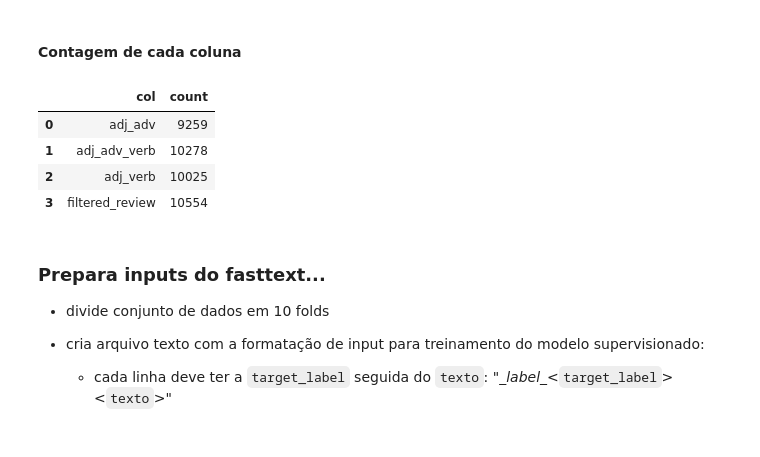
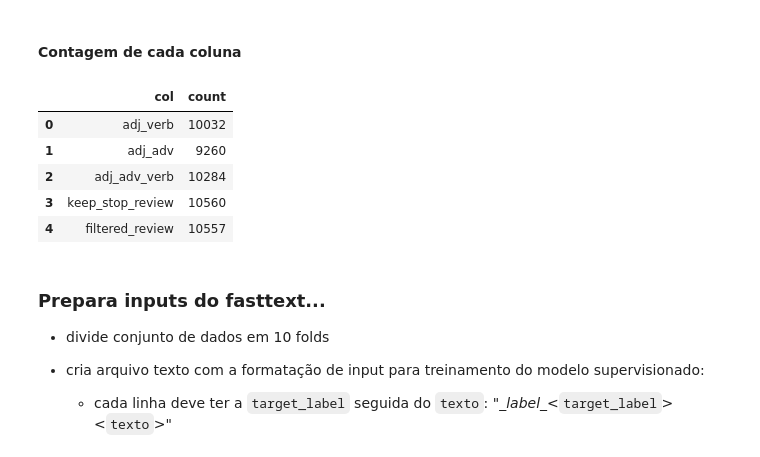
Before and after one commit to cimarieta/rt_sentiment_analysis, a Jupyter notebook: solucao_implementada.ipynb, the cells around one changed output. Drawn from its saved outputs; the diff is of its cells as text; code cells hidden in the pictures.

Commit message:
Pequenos ajustes:
- coluna `keep_stop_review`, que mantém as stopwords no texto
- fix de bugs na otimização do modelo

```diff
--- a/solucao_implementada.ipynb
+++ b/solucao_implementada.ipynb
@@ -187,7 +188,7 @@ df.head()
     * adjetivos e verbos (`adj_verb`);
     * adjetivos, verbos e advérbios (`adj_verb_adv`)
 # %%
-def get_word2postag(texts):
+def get_word2postag(texts, remove_stopwords=True):
     """ Get the pos tag of all words from list `texts`
         regarded that the word is not a stopword nor an entity
     """
@@ -195,9 +196,10 @@ def get_word2postag(texts):
     concat_reviews = u' '.join(texts)
     all_words = list(set(concat_reviews.split()))
 
-    # modify stopwords list from spacy to exclude negation words
-    for neg_word in neg_words_list:
-        nlp.vocab[neg_word].is_stop = False
+    if remove_stopwords:
+        # modify stopwords list from spacy to exclude negation words
+        for neg_word in neg_words_list:
+            nlp.vocab[neg_word].is_stop = False
 
     # 3 steps using spacy - English model:
     # (i) do part-of-speech tagging
@@ -207,9 +209,13 @@ def get_word2postag(texts):
     concat_all_words = u' '.join(all_words)
     doc = nlp(concat_all_words)
     for token in doc:
-        is_stopword = token.is_stop
         is_entity = (token.ent_type_ != u'')
-        if is_stopword or is_entity:
+        if remove_stopwords:
+            is_stopword = token.is_stop
+            condition_to_skip = (is_stopword or is_entity)
+        else:
+            condition_to_skip = is_entity
+        if condition_to_skip:
             continue
         pos_tag = token.pos_
         word2postag[token.text.strip()] = pos_tag
@@ -235,7 +241,7 @@ def filter_words_with_postags(text, allowed_postags, word2postag):
             tokens.append(word)
     return u' '.join(tokens)
 # %%
-# remove words that are
+# remove stopwords and entities
 texts = df[u'norm_review'].tolist()
 word2postag = get_word2postag(texts)
 words_to_keep = word2postag.keys()
@@ -243,6 +249,10 @@ df['filtered_review'] = df['norm_review'].apply(
     filter_out_words,
     args=[words_to_keep]
 )
+
+
+# build different sentences allowing different combinations
+# of pos elements
 colname2postags = {
     'adj_adv':[u'ADJ', u'ADP', u'ADV'],
     'adj_verb':[u'ADJ', u'ADP', u'VERB'],
@@ -253,5 +263,15 @@ for colname, allowed_postags in colname2postags.items():
         filter_words_with_postags,
         args=[allowed_postags, word2postag]
     )
+
+# remove only entities
+texts = df[u'norm_review'].tolist()
+word2postag = get_word2postag(texts, remove_stopwords=False)
+words_to_keep = word2postag.keys()
+df['keep_stop_review'] = df['norm_review'].apply(
+    filter_out_words,
+    args=[words_to_keep]
+)
+
 df.head()
 # %% [output]
@@ -266,29 +286,31 @@ df.head()
 # %%
 def not_empty(series):
     """ Calculate length of a series without empty cells
     """
     full_list = series.astype(unicode).tolist()
     full_list = filter(lambda value: value != '', full_list)
     return len(set(full_list))
 
 # exhibits table with lengths of dataset for each text column
 count_table = df.aggregate(
     {
         'filtered_review': not_empty,
+        'keep_stop_review': not_empty,
         'adj_adv':not_empty,
         'adj_adv_verb':not_empty,
         'adj_verb': not_empty
     }
 )
 count_table = count_table.reset_index()
 count_table.columns = ['col', 'count']
 count_table
 # %% [output]
 |  | col | count |
-| 0 | adj_adv | 9259 |
-| 1 | adj_adv_verb | 10278 |
-| 2 | adj_verb | 10025 |
-| 3 | filtered_review | 10554 |
+| 0 | adj_verb | 10032 |
+| 1 | adj_adv | 9260 |
+| 2 | adj_adv_verb | 10284 |
+| 3 | keep_stop_review | 10560 |
+| 4 | filtered_review | 10557 |
 # %% [markdown]
 ### Prepara inputs do fasttext...
 
```
Also changed, not shown: parts of 9 cells of this notebook.
